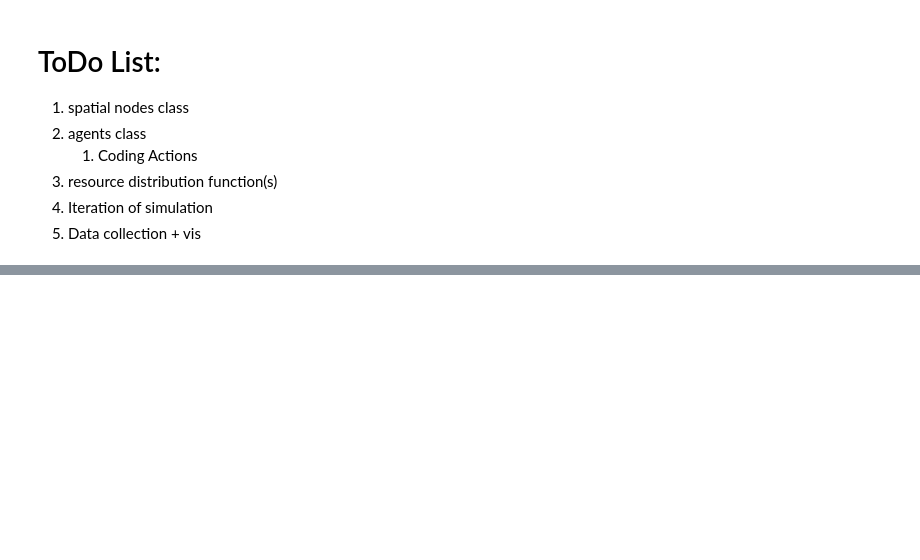
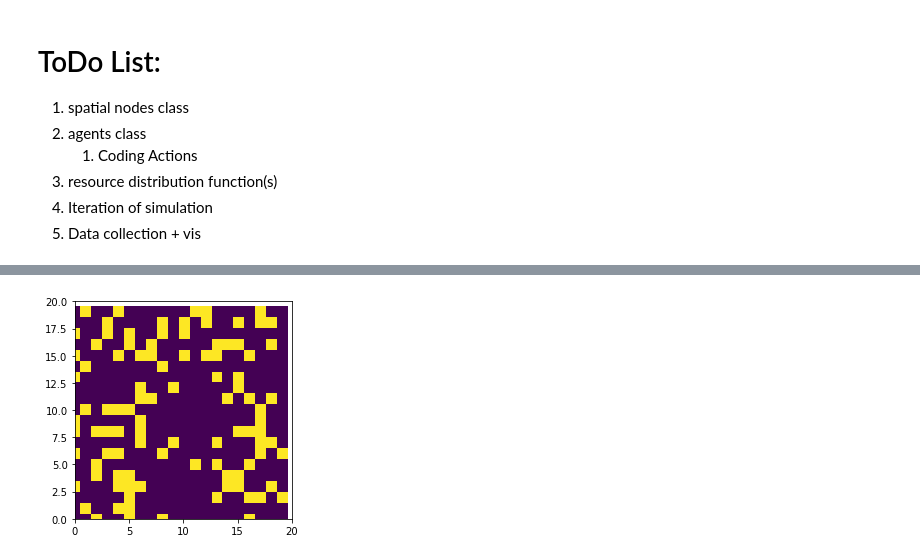
Before and after one commit to KirtusLeyba/resource_coop, a Jupyter notebook: ModelTest.ipynb, the cells around one changed output, grey strips where cells are left out. Drawn from its saved outputs; the diff is of its cells as text; code cells hidden in the pictures; blank space fills up the shorter version.

```diff
--- a/ModelTest.ipynb
+++ b/ModelTest.ipynb
@@ -43,0 +48,40 @@ plt.show()
+# %%
+#### Simulation Test
+iterations = 100
+anim = np.zeros((width, height, iterations))
+for i in range(iterations):
+    agentsToKill = []
+    for a in agentList:
+        anim[a.x, a.y, i] = a.resources
+        a.calcSenseVector()
+        a.calcAction()
+        a.takeAction()
+        if(a.resources < 0.0):
+            agentsToKill.append(a)
+    for a in agentsToKill:
+        agentList.remove(a)
+# %%
+### visualize animation
+fig, ax = plt.subplots()
+
+ax.set_xlim((0, width))
+ax.set_ylim((0, height))
+
+im = ax.imshow(anim[:,:,0])
+
+def init():
+    im.set_data(anim[:,:,0])
+    return (im,)
+
+# animation function. This is called sequentially
+def animate(i):
+    data_slice = anim[:,:,i]
+    im.set_data(data_slice)
+    return (im,)
+
+# call the animator. blit=True means only re-draw the parts that have changed.
+animate = animation.FuncAnimation(fig, animate, init_func=init,
+                               frames=iterations, interval=20, blit=False)
+
+HTML(animate.to_html5_video())
+# %% [output]
@@ -43,0 +89 @@ plt.show()
+[figure, added]
```
Also changed, not shown: parts of 4 cells of this notebook, 2 other files.
